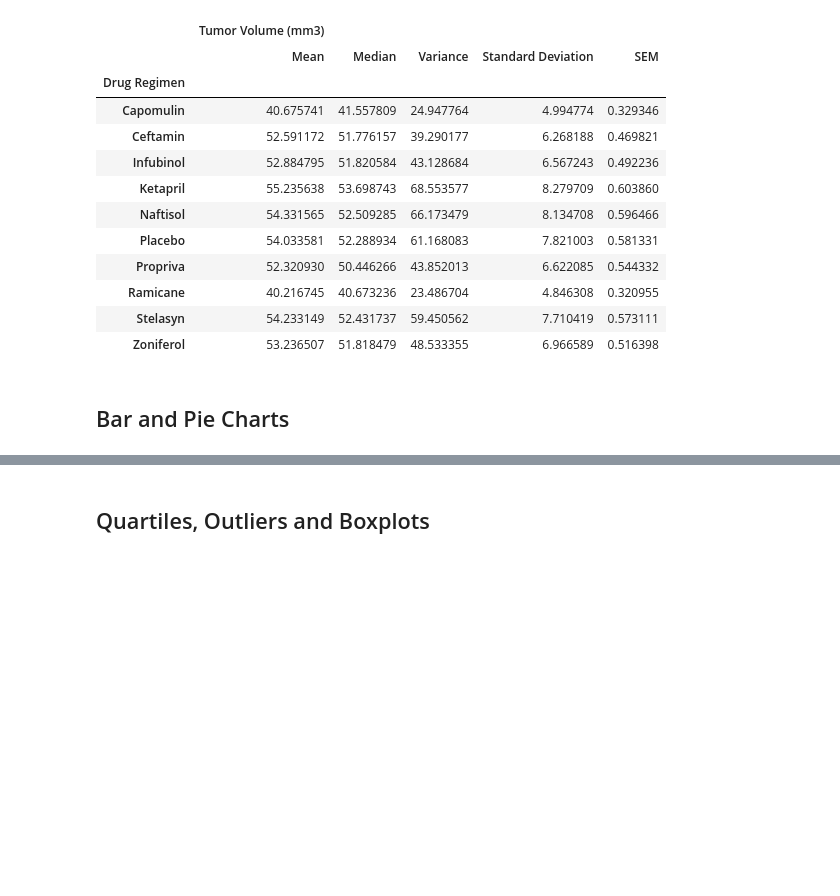
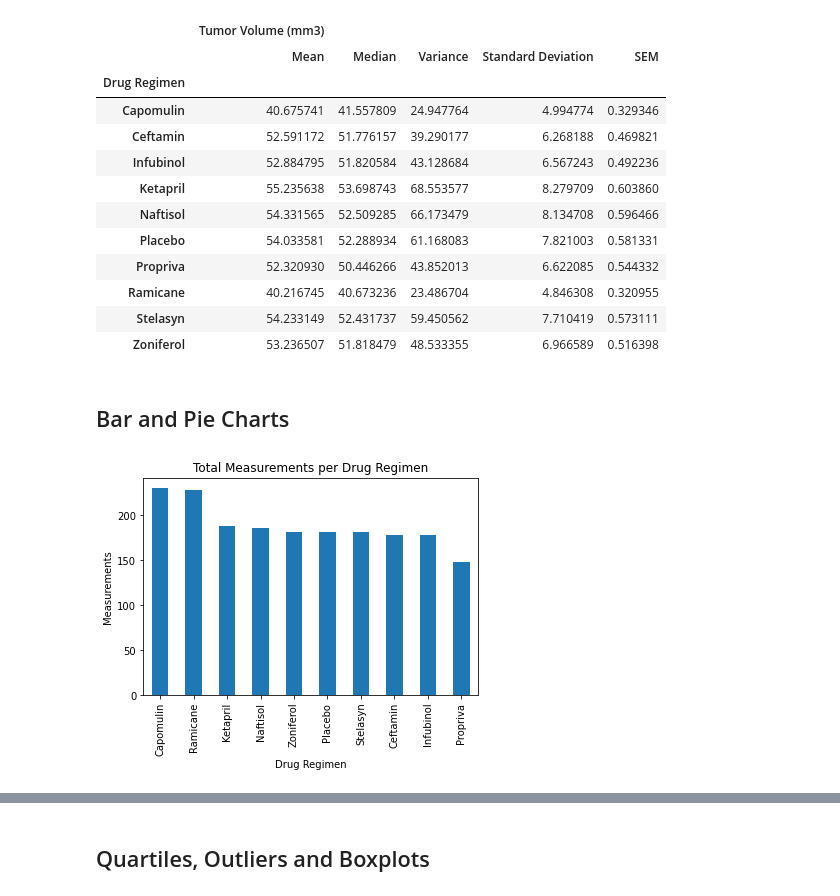
Before and after one commit to danijmartin/matplotlib-challenge, a Jupyter notebook: pymaceuticals.ipynb, the cells around one changed output, grey strips where cells are left out. Cells and saved outputs as stored; diff of their text form; code cells hidden in the pictures; blank space fills up the shorter version.

Commit message:
Added bar plots

```diff
--- a/pymaceuticals.ipynb
+++ b/pymaceuticals.ipynb
@@ -105,5 +105,13 @@ summary_statistics
 ## Bar and Pie Charts
 # %%
 # Generate a bar plot showing the total number of measurements taken on each drug regimen using pandas.
+regimen_measurements = combined_data['Drug Regimen'].value_counts()
+regimen_measurements.plot(kind='bar')
+plt.title('Total Measurements per Drug Regimen')
+plt.xlabel('Drug Regimen')
+plt.ylabel('Measurements')
+plt.show()
+# %% [output]
+[figure, added]
 # %%
 # Generate a bar plot showing the total number of measurements taken on each drug regimen using pyplot.
```
Also changed, not shown: parts of 1 cell of this notebook.
